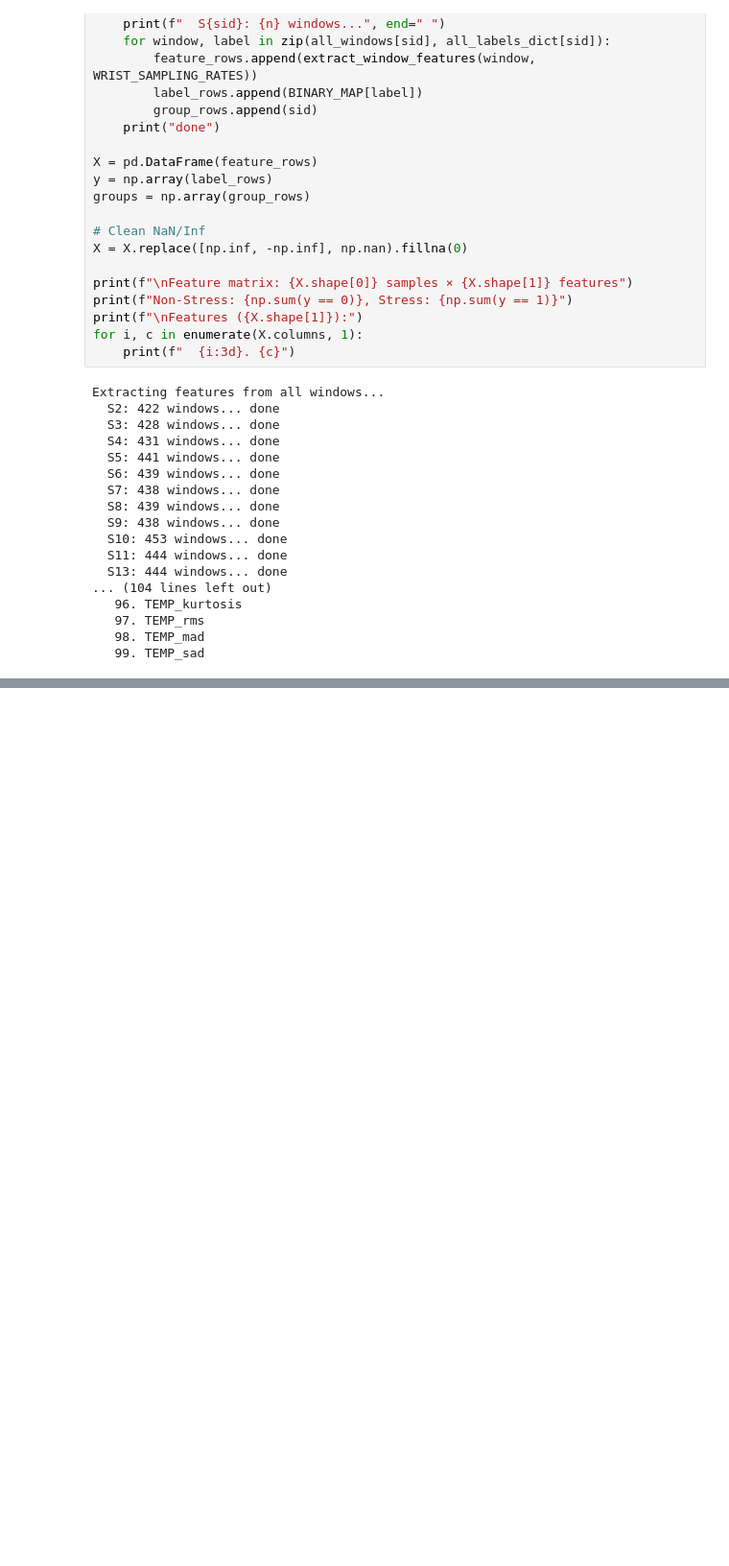
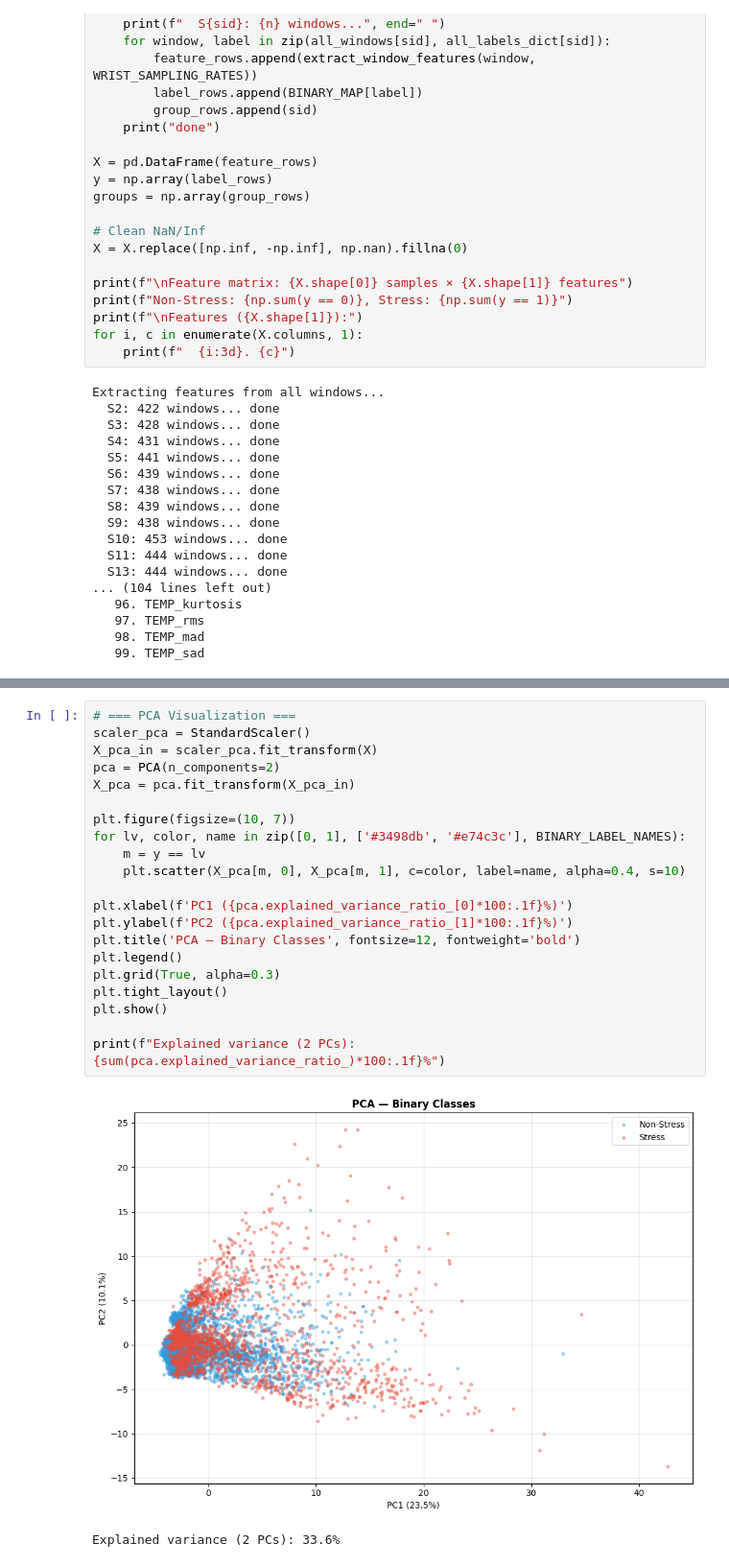
Before and after one commit to ManuCa93/healthcare_final, a Jupyter notebook: wesad_stress_detection.ipynb, the cells around one changed output, grey strips where cells are left out. Shown at 96% size. Cells and saved outputs as stored; diff of their text form; blank space fills up the shorter version.

```diff
--- a/wesad_stress_detection.ipynb
+++ b/wesad_stress_detection.ipynb
@@ -284,0 +321,24 @@ Extracting features from all windows...
+# %%
+# === PCA Visualization ===
+scaler_pca = StandardScaler()
+X_pca_in = scaler_pca.fit_transform(X)
+pca = PCA(n_components=2)
+X_pca = pca.fit_transform(X_pca_in)
+
+plt.figure(figsize=(10, 7))
+for lv, color, name in zip([0, 1], ['#3498db', '#e74c3c'], BINARY_LABEL_NAMES):
+    m = y == lv
+    plt.scatter(X_pca[m, 0], X_pca[m, 1], c=color, label=name, alpha=0.4, s=10)
+
+plt.xlabel(f'PC1 ({pca.explained_variance_ratio_[0]*100:.1f}%)')
+plt.ylabel(f'PC2 ({pca.explained_variance_ratio_[1]*100:.1f}%)')
+plt.title('PCA — Binary Classes', fontsize=12, fontweight='bold')
+plt.legend()
+plt.grid(True, alpha=0.3)
+plt.tight_layout()
+plt.show()
+
+print(f"Explained variance (2 PCs): {sum(pca.explained_variance_ratio_)*100:.1f}%")
+# %% [output]
+[figure, added]
+Explained variance (2 PCs): 33.6%
```
Also changed, not shown: parts of 3 cells of this notebook.
